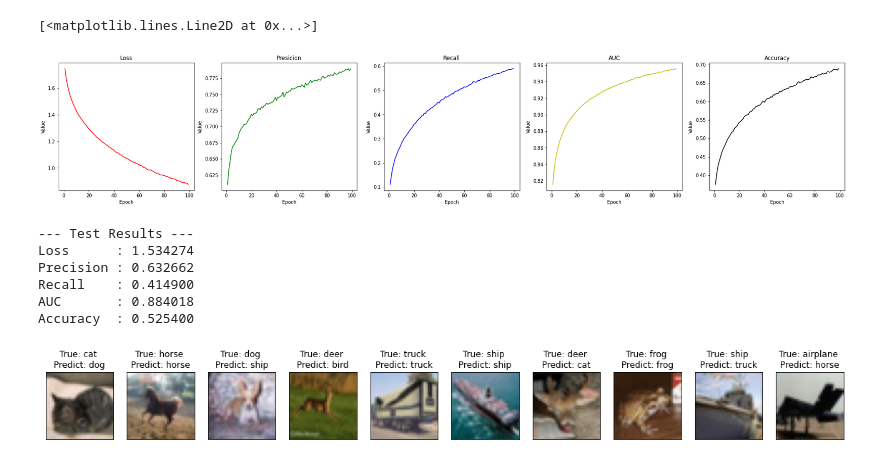
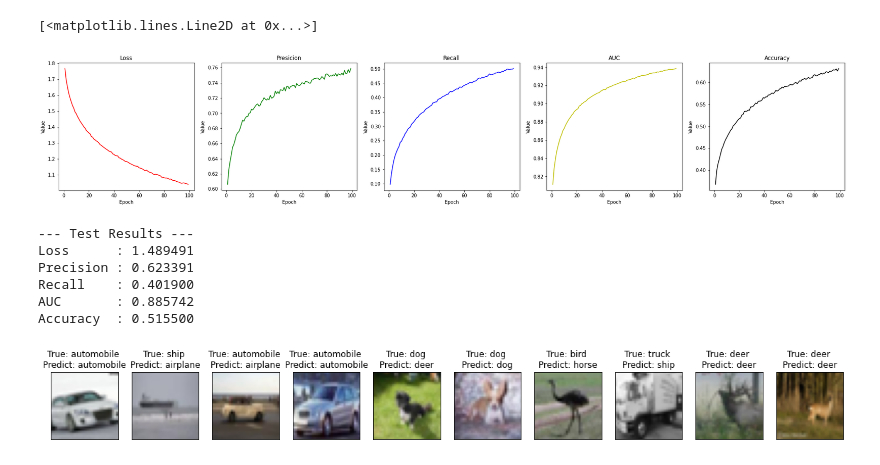
Before and after one commit to enesdemirag/cifar10-classification, a Jupyter notebook: cifar10_classification.ipynb, the cells around one changed output. Cells and saved outputs as stored; diff of their text form; code cells hidden in the pictures.

Commit message:
Smaller model update

```diff
--- a/cifar10_classification.ipynb
+++ b/cifar10_classification.ipynb
@@ -36,7 +36,7 @@ class MLP(object):
         self.model = Sequential(name="NaN")
 
         self.model.add(Flatten(input_shape=(32, 32, 3)))
-        self.model.add(Dense(units=256, activation="relu"))
+        self.model.add(Dense(units=128, activation="relu"))
         self.model.add(Dropout(0.10))
         self.model.add(Dense(units=128, activation="relu"))
         self.model.add(Dropout(0.10))
@@ -45,7 +45,7 @@ class MLP(object):
         self.model.compile(
             optimizer = RMSprop(learning_rate=0.0001),
             loss      = CategoricalCrossentropy(),
-            metrics   = [Precision(), Recall(), CategoricalAccuracy(), AUC()]
+            metrics   = [Precision(name="precision"), Recall(name="recall"), CategoricalAccuracy(name="accuracy"), AUC(name="auc")]
         )
 
     def train(self, features, labels, batch_size=32, epochs=100, shuffle=True):
@@ -138,35 +123,35 @@ Epoch 100/100
 # %%
 # Plotting the training metrics
 fig, ax = plt.subplots(1, 5, figsize=(30, 5))
 
 ax[0].set_xlabel("Epoch")
 ax[0].set_ylabel("Value")
 ax[0].set_title("Loss")
 
 ax[1].set_xlabel("Epoch")
 ax[1].set_ylabel("Value")
 ax[1].set_title("Presicion")
 
 ax[2].set_xlabel("Epoch")
 ax[2].set_ylabel("Value")
 ax[2].set_title("Recall")
 
 ax[3].set_xlabel("Epoch")
 ax[3].set_ylabel("Value")
 ax[3].set_title("AUC")
 
 ax[4].set_xlabel("Epoch")
 ax[4].set_ylabel("Value")
 ax[4].set_title("Accuracy")
 
 ax[0].plot(epochs[1:], hist["loss"][1:], color="r")
 ax[1].plot(epochs[1:], hist["precision"][1:], color="g")
 ax[2].plot(epochs[1:], hist["recall"][1:], color="b")
 ax[3].plot(epochs[1:], hist["auc"][1:], color="y")
-ax[4].plot(epochs[1:], hist["categorical_accuracy"][1:], color="k")
+ax[4].plot(epochs[1:], hist["accuracy"][1:], color="k")
 # %% [output]
 [<matplotlib.lines.Line2D at 0x...>]
-[figure, old version]
+[figure, new version]
 # %%
 # Testing MLP Model
 loss, precision, recall, accuracy, auc = model.test(images_test, labels_test)
@@ -179,11 +164,11 @@ print("%-10s: %f" %("AUC", auc))
 print("%-10s: %f" %("Accuracy", accuracy))
 # %% [output]
 --- Test Results ---
-Loss      : 1.534274
-Precision : 0.632662
-Recall    : 0.414900
-AUC       : 0.884018
-Accuracy  : 0.525400
+Loss      : 1.489491
+Precision : 0.623391
+Recall    : 0.401900
+AUC       : 0.885742
+Accuracy  : 0.515500
 # %%
 # Prediction MLP Model
 fig, ax = plt.subplots(1, 10, figsize=(20, 5))
@@ -202,4 +187,4 @@ for i in range(10):
     ax[i].imshow(img[0])
     ax[i].set_title("True: %s \nPredict: %s" % (classes[y_orig], classes[y_pred]))
 # %% [output]
-[figure, old version]
+[figure, new version]
```
Also changed, not shown: parts of 3 cells of this notebook.
